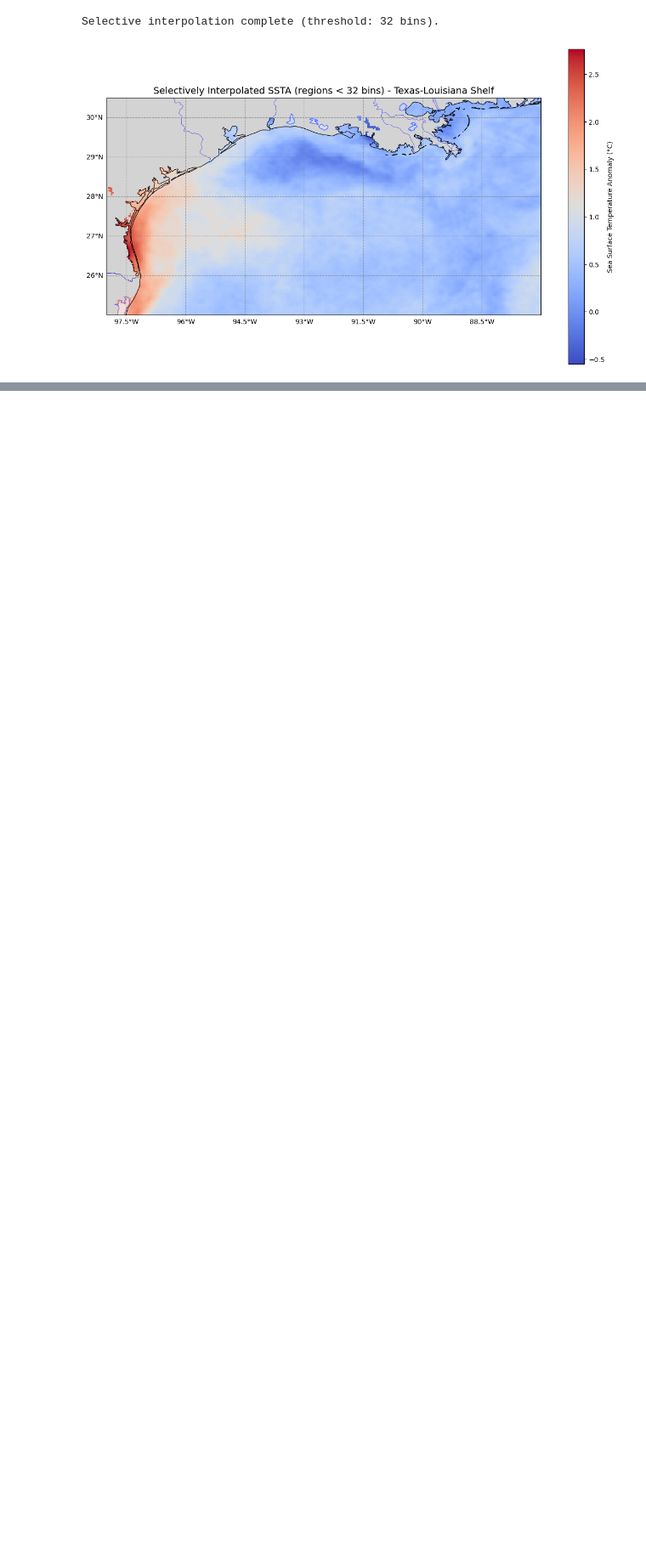
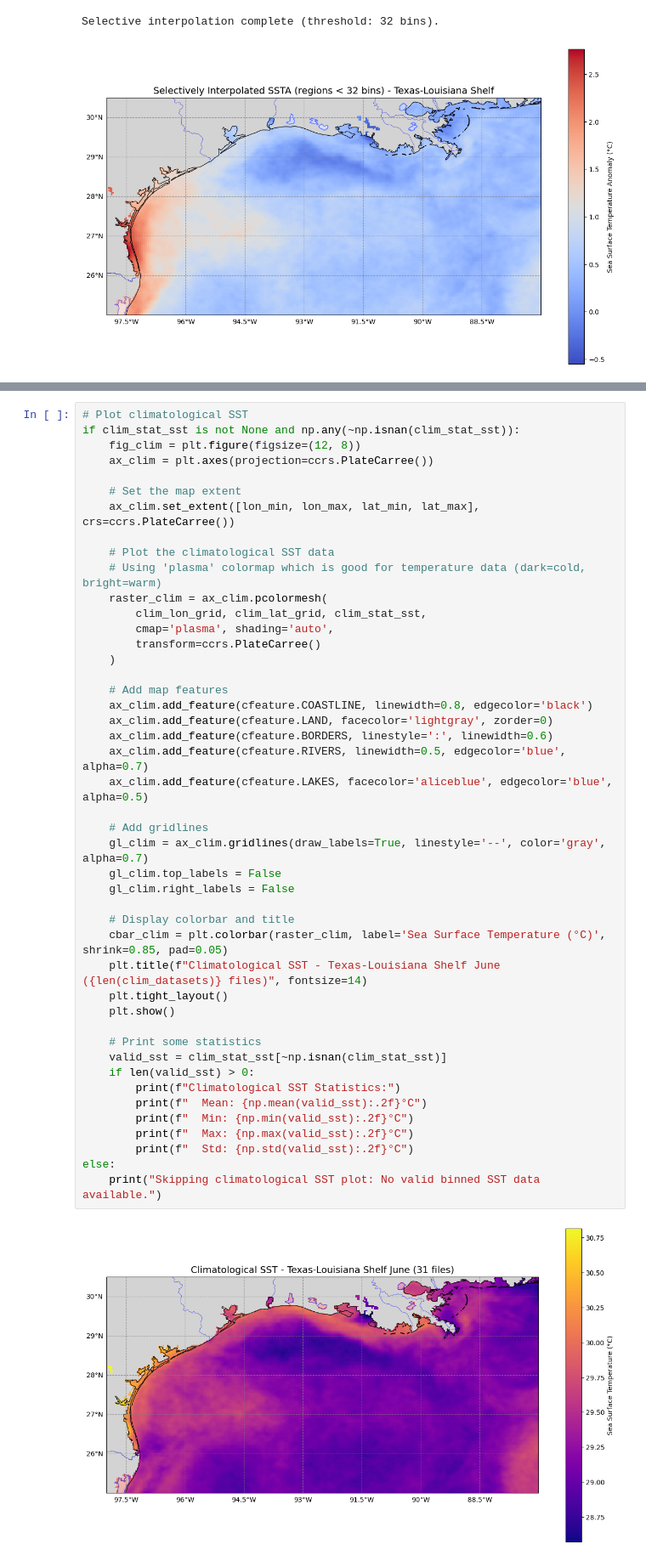
Before and after one commit to makaip/nasa-murep-local, a Jupyter notebook: cdom_sst/test_sstanom.ipynb, the cells around one changed output, grey strips where cells are left out. Shown at 85% size. Cells and saved outputs as stored; diff of their text form; blank space fills up the shorter version.

```diff
--- a/cdom_sst/test_sstanom.ipynb
+++ b/cdom_sst/test_sstanom.ipynb
@@ -281,0 +409,47 @@ Selective interpolation complete (threshold: 32 bins).
+# %%
+# Plot climatological SST
+if clim_stat_sst is not None and np.any(~np.isnan(clim_stat_sst)):
+    fig_clim = plt.figure(figsize=(12, 8))
+    ax_clim = plt.axes(projection=ccrs.PlateCarree())
+
+    # Set the map extent
+    ax_clim.set_extent([lon_min, lon_max, lat_min, lat_max], crs=ccrs.PlateCarree())
+
+    # Plot the climatological SST data
+    # Using 'plasma' colormap which is good for temperature data (dark=cold, bright=warm)
+    raster_clim = ax_clim.pcolormesh(
+        clim_lon_grid, clim_lat_grid, clim_stat_sst,
+        cmap='plasma', shading='auto',
+        transform=ccrs.PlateCarree()
+    )
+
+    # Add map features
+    ax_clim.add_feature(cfeature.COASTLINE, linewidth=0.8, edgecolor='black')
+    ax_clim.add_feature(cfeature.LAND, facecolor='lightgray', zorder=0)
+    ax_clim.add_feature(cfeature.BORDERS, linestyle=':', linewidth=0.6)
+    ax_clim.add_feature(cfeature.RIVERS, linewidth=0.5, edgecolor='blue', alpha=0.7)
+    ax_clim.add_feature(cfeature.LAKES, facecolor='aliceblue', edgecolor='blue', alpha=0.5)
+
+    # Add gridlines
+    gl_clim = ax_clim.gridlines(draw_labels=True, linestyle='--', color='gray', alpha=0.7)
+    gl_clim.top_labels = False
+    gl_clim.right_labels = False
+
+    # Display colorbar and title
+    cbar_clim = plt.colorbar(raster_clim, label='Sea Surface Temperature (°C)', shrink=0.85, pad=0.05)
+    plt.title(f"Climatological SST - Texas-Louisiana Shelf June ({len(clim_datasets)} files)", fontsize=14)
+    plt.tight_layout()
+    plt.show()
+
+    # Print some statistics
+    valid_sst = clim_stat_sst[~np.isnan(clim_stat_sst)]
+    if len(valid_sst) > 0:
+        print(f"Climatological SST Statistics:")
+        print(f"  Mean: {np.mean(valid_sst):.2f}°C")
+        print(f"  Min: {np.min(valid_sst):.2f}°C")
+        print(f"  Max: {np.max(valid_sst):.2f}°C")
+        print(f"  Std: {np.std(valid_sst):.2f}°C")
+else:
+    print("Skipping climatological SST plot: No valid binned SST data available.")
+# %% [output]
+[figure, added]
```
Also changed, not shown: parts of 8 cells of this notebook, 1 other file.
